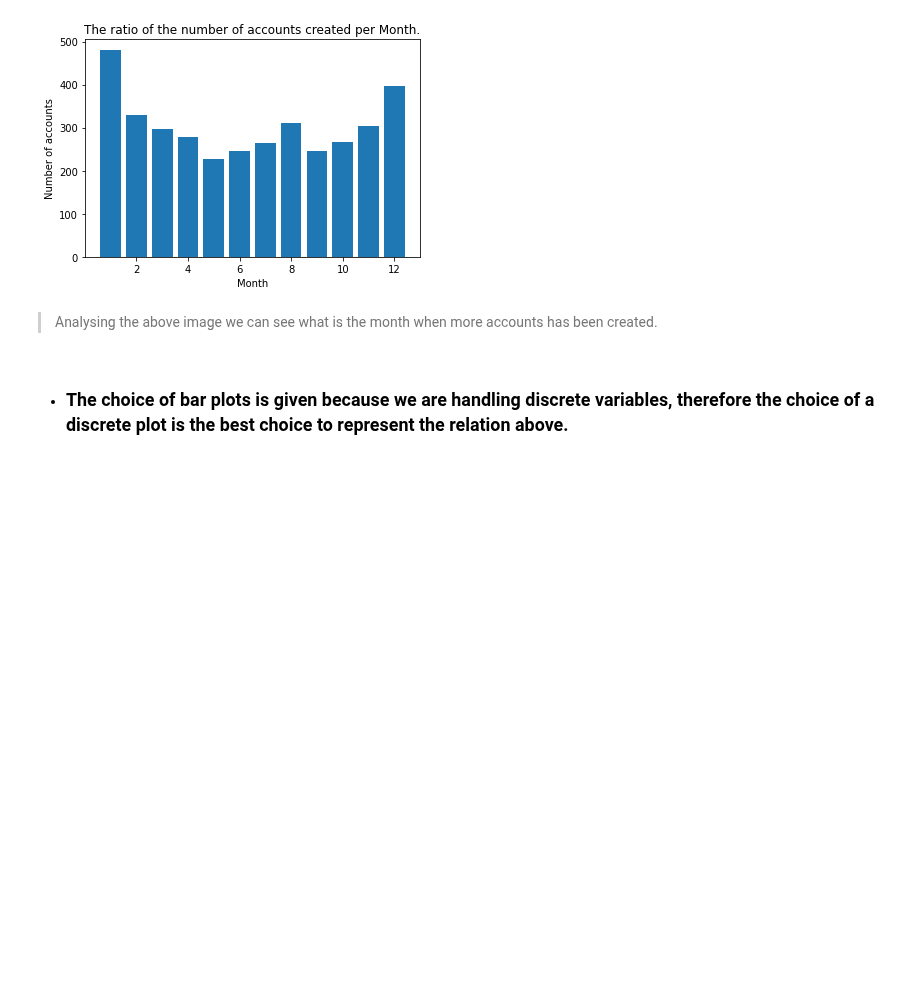
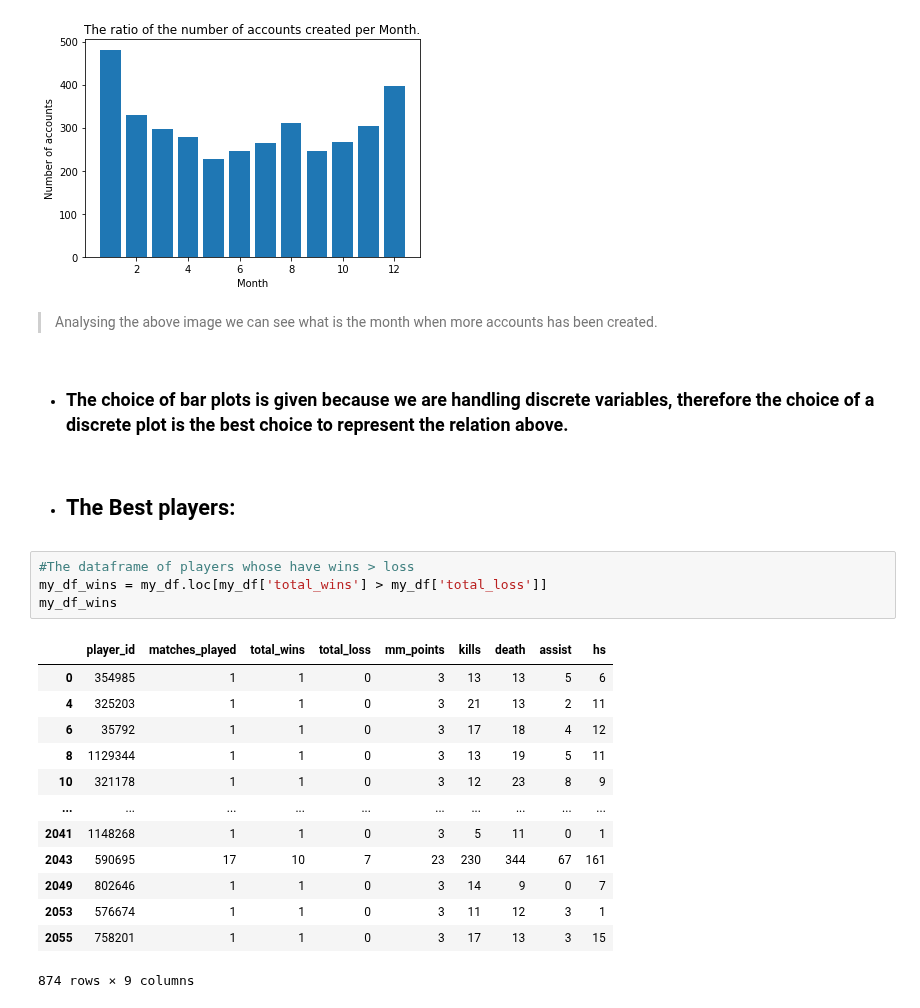
Before and after one commit to victor-s-santos/DataAnalystic-Test, a Jupyter notebook: Analysis2.ipynb, the cells around one changed output. Drawn from its saved outputs; the diff is of its cells as text; blank space fills up the shorter version.

```diff
--- a/Analysis2.ipynb
+++ b/Analysis2.ipynb
@@ -236,3 +219,23 @@ plt.show()
 >Analysing the above image we can see what is the month when more accounts has been created.
 # %% [markdown]
 * ### The choice of bar plots is given because we are handling discrete variables, therefore the choice of a discrete plot is the best choice to represent the relation above.
+# %% [markdown]
+* ## The Best players:
+# %%
+#The dataframe of players whose have wins > loss
+my_df_wins = my_df.loc[my_df['total_wins'] > my_df['total_loss']]
+my_df_wins
+# %% [output]
+|  | player_id | matches_played | total_wins | total_loss | mm_points | kills | death | assist | hs |
+| 0 | 354985 | 1 | 1 | 0 | 3 | 13 | 13 | 5 | 6 |
+| 4 | 325203 | 1 | 1 | 0 | 3 | 21 | 13 | 2 | 11 |
+| 6 | 35792 | 1 | 1 | 0 | 3 | 17 | 18 | 4 | 12 |
+| 8 | 1129344 | 1 | 1 | 0 | 3 | 13 | 19 | 5 | 11 |
+| 10 | 321178 | 1 | 1 | 0 | 3 | 12 | 23 | 8 | 9 |
+| ... | ... | ... | ... | ... | ... | ... | ... | ... | ... |
+| 2041 | 1148268 | 1 | 1 | 0 | 3 | 5 | 11 | 0 | 1 |
+| 2043 | 590695 | 17 | 10 | 7 | 23 | 230 | 344 | 67 | 161 |
+| 2049 | 802646 | 1 | 1 | 0 | 3 | 14 | 9 | 0 | 7 |
+| 2053 | 576674 | 1 | 1 | 0 | 3 | 11 | 12 | 3 | 1 |
+| 2055 | 758201 | 1 | 1 | 0 | 3 | 17 | 13 | 3 | 15 |
+874 rows × 9 columns
```
Also changed, not shown: parts of 7 cells of this notebook, 4 other files.
